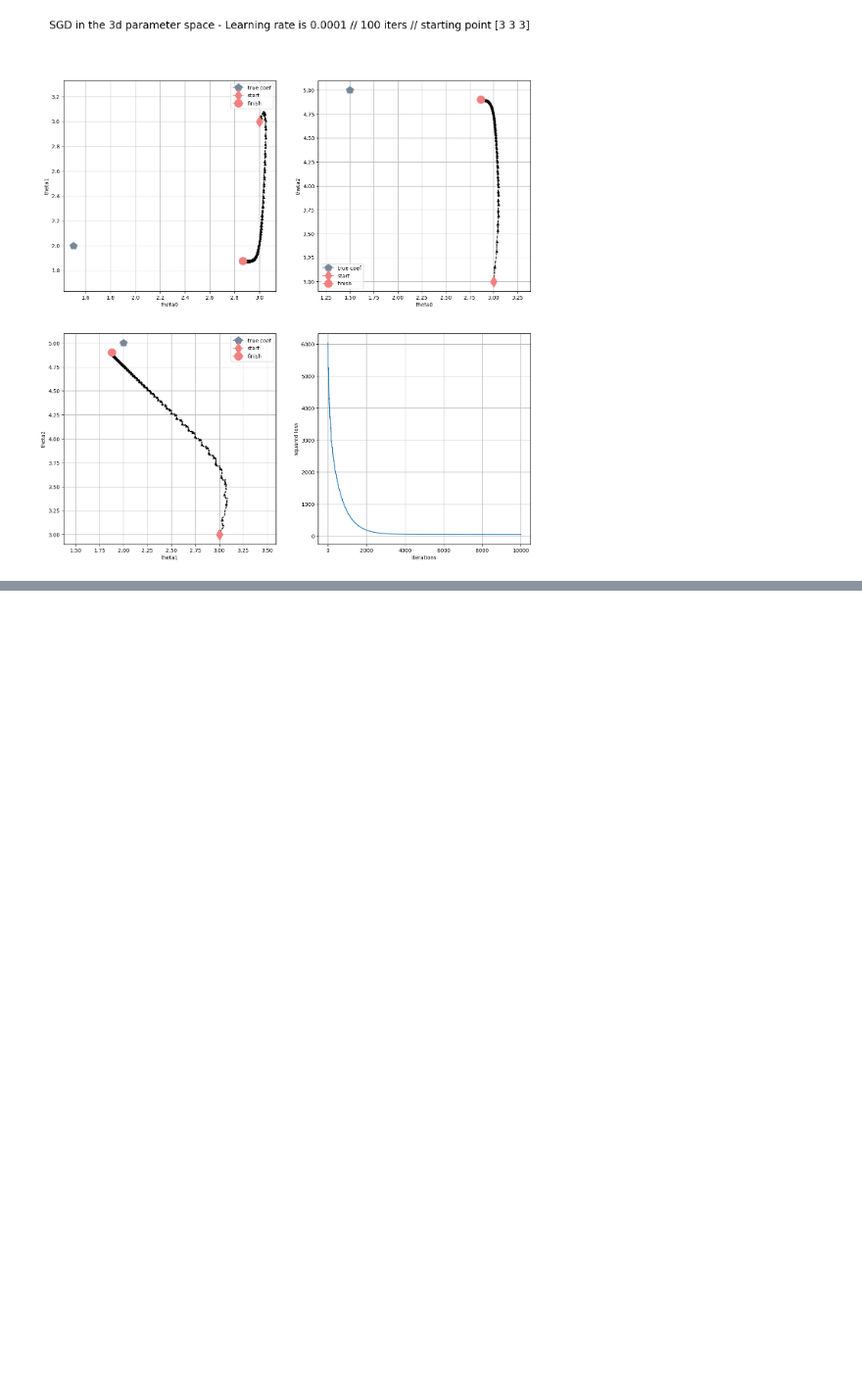
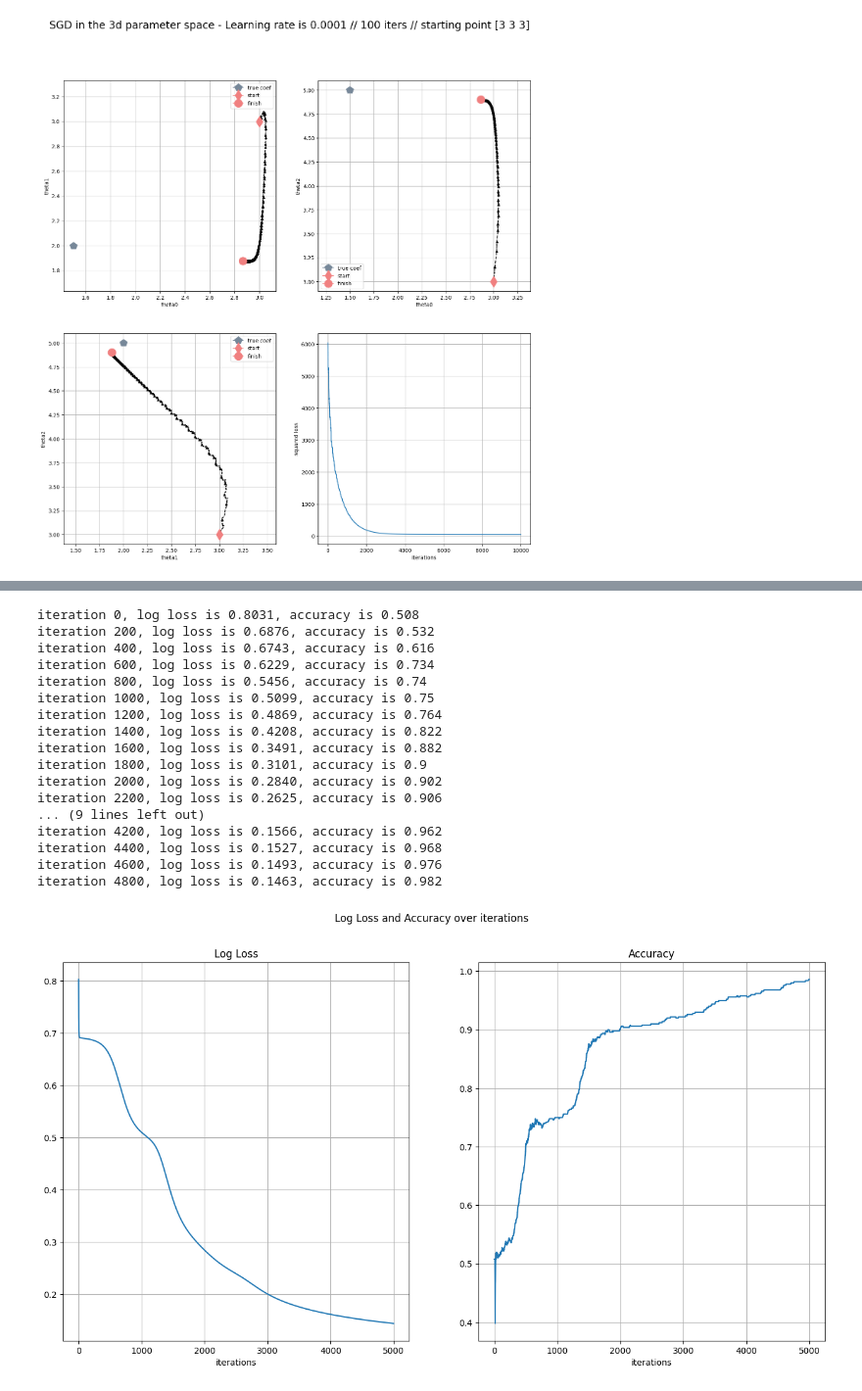
Before and after one commit to himanshukr72/Deep_learning, a Jupyter notebook: gradient descent.ipynb, the cells around one changed output, grey strips where cells are left out. Shown at 98% size. Saved outputs shown, nothing was run; the diff lists cells and outputs as text; code cells hidden in the pictures; blank space fills up the shorter version.

```diff
--- a/gradient descent.ipynb
+++ b/gradient descent.ipynb
@@ -175,0 +280,52 @@ plot_all(theta_path, loss_vec, learning_rate, num_iter,
+# %%
+#### Initialize the network parameters
+
+np.random.seed(1241)
+
+W_1 = np.random.uniform(-1,1,size=(3,4))
+W_2 = np.random.uniform(-1,1,size=(4))
+num_iter = 5000
+learning_rate = .001
+x_mat = x_mat_full
+
+
+loss_vals, accuracies = [], []
+for i in range(num_iter):
+    ### Do a forward computation, and get the gradient
+    y_pred, (J_W_1_grad, J_W_2_grad) = forward_pass(W_1, W_2)
+
+    ## Update the weight matrices
+    W_1 = W_1 - learning_rate*J_W_1_grad
+    W_2 = W_2 - learning_rate*J_W_2_grad
+
+    ### Compute the loss and accuracy
+    curr_loss = loss_fn(y,y_pred)
+    loss_vals.append(curr_loss)
+    acc = np.sum((y_pred>=.5) == y)/num_obs
+    accuracies.append(acc)
+
+    ## Print the loss and accuracy for every 200th iteration
+    if((i%200) == 0):
+        print('iteration {}, log loss is {:.4f}, accuracy is {}'.format(
+            i, curr_loss, acc
+        ))
+plot_loss_accuracy(loss_vals, accuracies)
+# %% [output]
+iteration 0, log loss is 0.8031, accuracy is 0.508
+iteration 200, log loss is 0.6876, accuracy is 0.532
+iteration 400, log loss is 0.6743, accuracy is 0.616
+iteration 600, log loss is 0.6229, accuracy is 0.734
+iteration 800, log loss is 0.5456, accuracy is 0.74
+iteration 1000, log loss is 0.5099, accuracy is 0.75
+iteration 1200, log loss is 0.4869, accuracy is 0.764
+iteration 1400, log loss is 0.4208, accuracy is 0.822
+iteration 1600, log loss is 0.3491, accuracy is 0.882
+iteration 1800, log loss is 0.3101, accuracy is 0.9
+iteration 2000, log loss is 0.2840, accuracy is 0.902
+iteration 2200, log loss is 0.2625, accuracy is 0.906
+... (9 lines left out)
+iteration 4200, log loss is 0.1566, accuracy is 0.962
+iteration 4400, log loss is 0.1527, accuracy is 0.968
+iteration 4600, log loss is 0.1493, accuracy is 0.976
+iteration 4800, log loss is 0.1463, accuracy is 0.982
+[figure, added]
```
Also changed, not shown: parts of 5 cells of this notebook.
